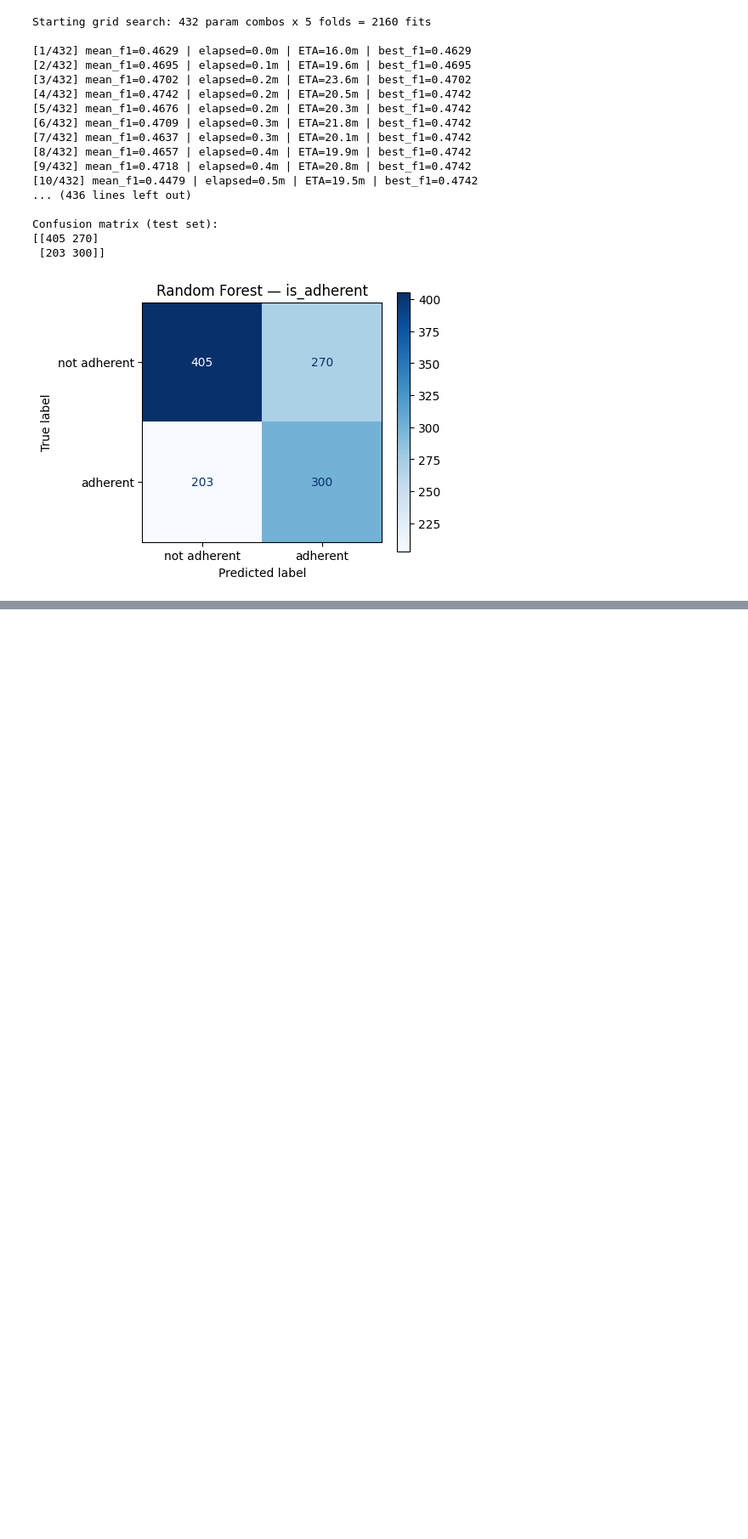
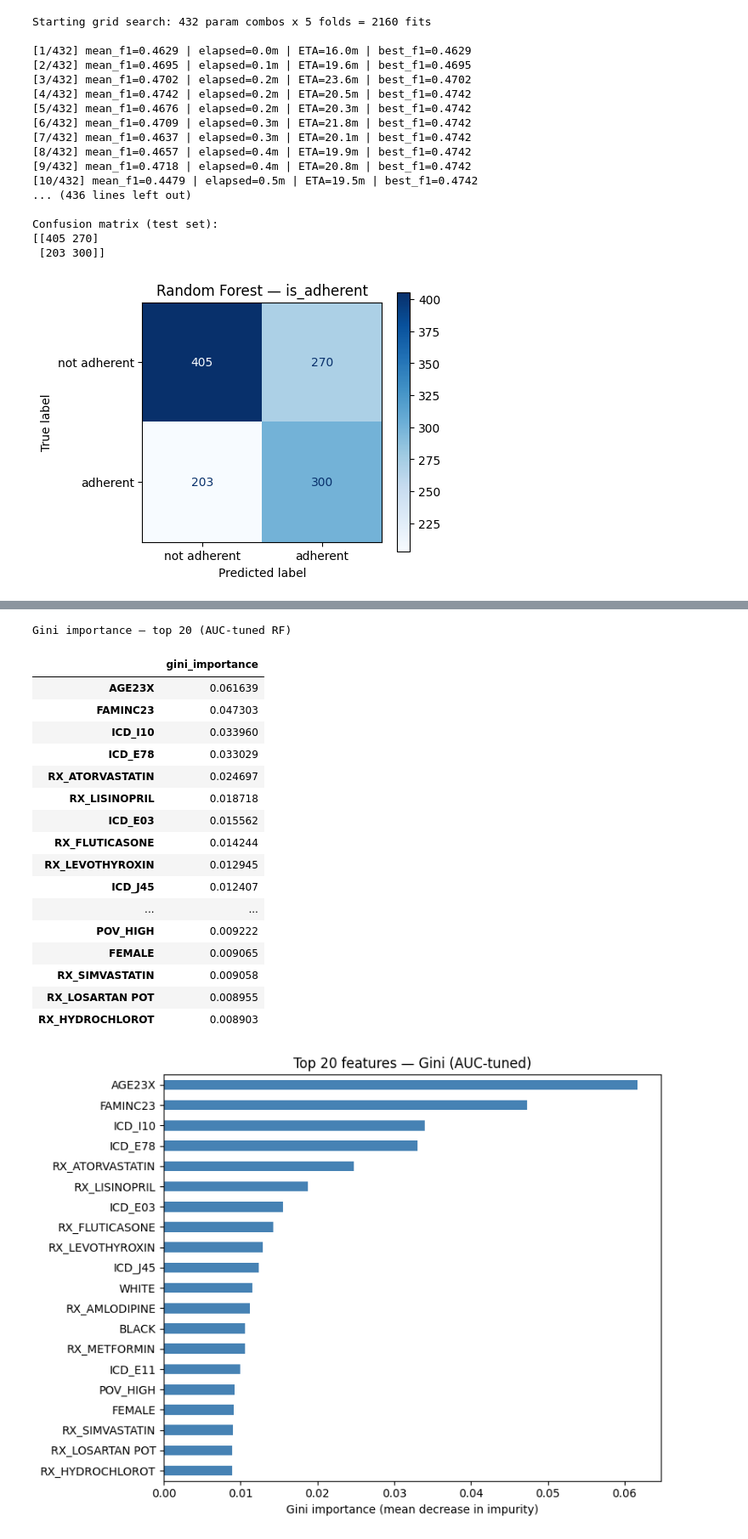
Before and after one commit to FrianaEngineer/Medical-Adherence, a Jupyter notebook: Notebooks/MEPS/2023_clean.ipynb, the cells around one changed output, grey strips where cells are left out. Shown at 85% size. Saved outputs shown, nothing was run; the diff lists cells and outputs as text; code cells hidden in the pictures; blank space fills up the shorter version.

```diff
--- a/Notebooks/MEPS/2023_clean.ipynb
+++ b/Notebooks/MEPS/2023_clean.ipynb
@@ -2363,3 +2363,48 @@ Confusion matrix (test set):
 [[619  56]
  [409  94]]
 [figure]
+# %%
+# Feature importance: Gini (RF impurity decrease) + SHAP
+# Uses AUC-tuned model if available, else F1-tuned model.
+
+import shap
+
+model_for_imp = best_rf_auc if "best_rf_auc" in dir() else best_rf
+model_label = "AUC-tuned" if "best_rf_auc" in dir() and model_for_imp is best_rf_auc else "F1-tuned"
+
+TOP_N = 20  # edit: how many features to show
+
+gini_imp = (
+    pd.Series(model_for_imp.feature_importances_, index=X_train.columns)
+    .sort_values(ascending=False)
+)
+
+print(f"Gini importance — top {TOP_N} ({model_label} RF)")
+display(gini_imp.head(TOP_N).to_frame("gini_importance"))
+
+fig, ax = plt.subplots(figsize=(8, 6))
+gini_imp.head(TOP_N).iloc[::-1].plot(kind="barh", ax=ax, color="steelblue")
+ax.set_xlabel("Gini importance (mean decrease in impurity)")
+ax.set_title(f"Top {TOP_N} features — Gini ({model_label})")
+plt.tight_layout()
+plt.show()
+# %% [output]
+Gini importance — top 20 (AUC-tuned RF)
+|  | gini_importance |
+| AGE23X | 0.061639 |
+| FAMINC23 | 0.047303 |
+| ICD_I10 | 0.033960 |
+| ICD_E78 | 0.033029 |
+| RX_ATORVASTATIN | 0.024697 |
+| RX_LISINOPRIL | 0.018718 |
+| ICD_E03 | 0.015562 |
+| RX_FLUTICASONE | 0.014244 |
+| RX_LEVOTHYROXIN | 0.012945 |
+| ICD_J45 | 0.012407 |
+| ... | ... |
+| POV_HIGH | 0.009222 |
+| FEMALE | 0.009065 |
+| RX_SIMVASTATIN | 0.009058 |
+| RX_LOSARTAN POT | 0.008955 |
+| RX_HYDROCHLOROT | 0.008903 |
+[figure, added]
```
Also changed, not shown: parts of 7 cells of this notebook.
